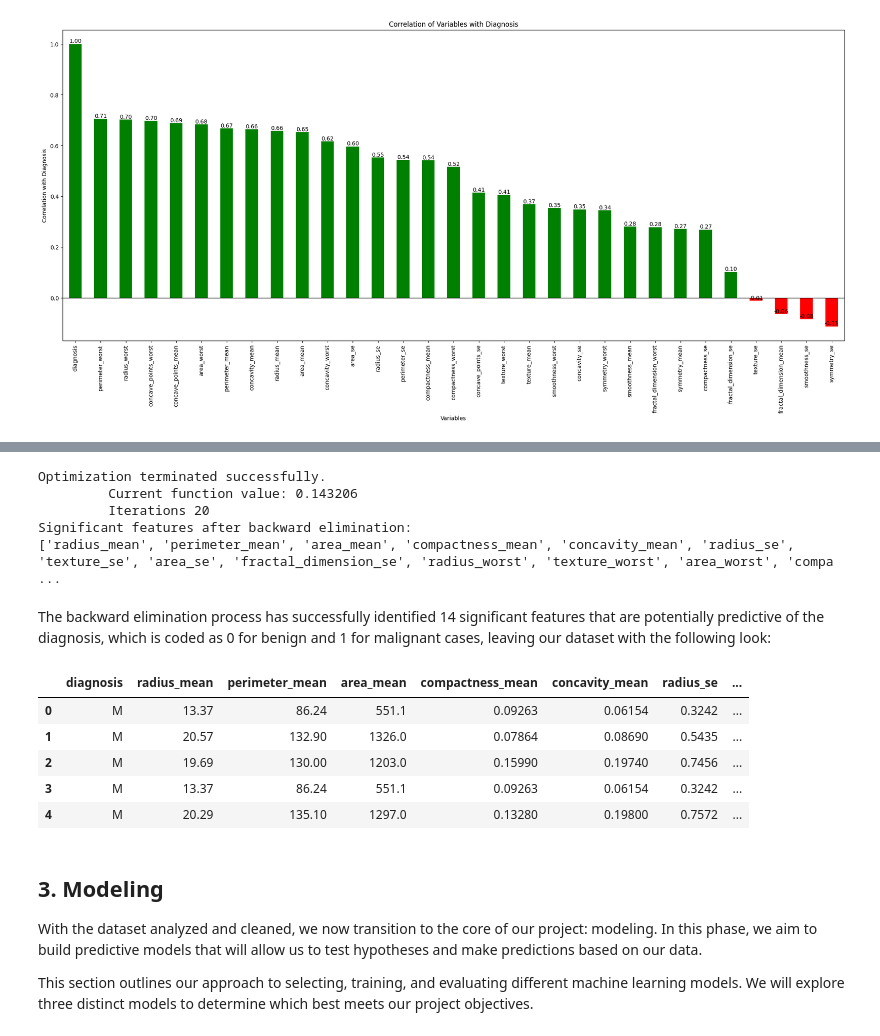
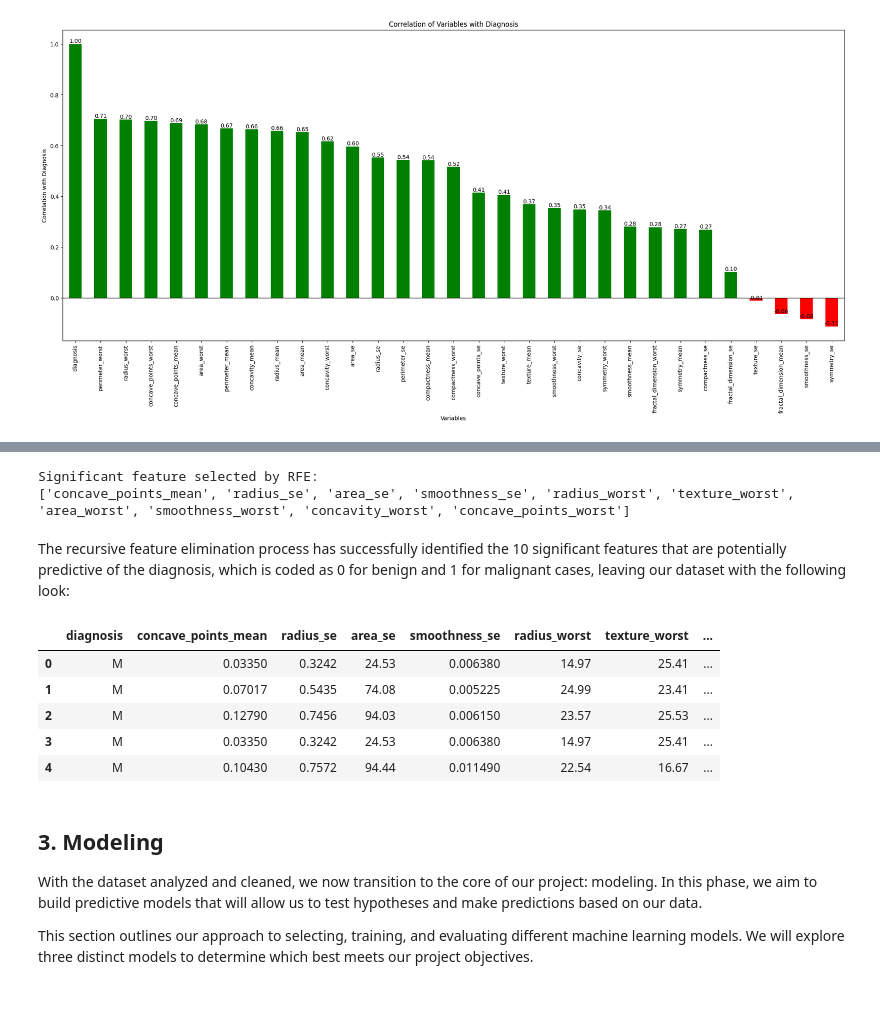
Before and after one commit to franciscaguimaraes/FEUP-IA, a Jupyter notebook: assignment2/src/notebook.ipynb, the cells around one changed output, grey strips where cells are left out. Cells and saved outputs as stored; diff of their text form; code cells hidden in the pictures; blank space fills up the shorter version.

```diff
--- a/assignment2/src/notebook.ipynb
+++ b/assignment2/src/notebook.ipynb
@@ -607,51 +609,47 @@ This approach not only refines the model's performance but also makes it more pr
-# %%
-df = pandas.read_csv("../data/data_clean.csv", index_col=None)
-df['diagnosis'] = df['diagnosis'].map({'B': 0, 'M': 1})
-
-# Separating the independent variables (X) and the dependent variable (y)
-X = df.drop(['diagnosis'], axis=1)
-y = df['diagnosis']
-
-X = sm.add_constant(X)
-model = sm.Logit(y, X).fit()
-p_value_threshold = 0.05
-
-while len(X.columns) > 0:
-    model = sm.Logit(y, X).fit(disp=0)
-    p_values = model.pvalues
-    max_p_value = p_values.max()
-    feature_with_max_p_value = p_values.idxmax()
-    if max_p_value > p_value_threshold:
-        X.drop(feature_with_max_p_value, axis=1, inplace=True)
-    else:
-        break
-
-significant_features = X.columns.drop('const')
-significant_features_list = significant_features.tolist()
-
-print('Significant features after backward elimination:')
-print(significant_features_list)
-# %% [output]
-Optimization terminated successfully.
-         Current function value: 0.143206
-         Iterations 20
-Significant features after backward elimination:
-['radius_mean', 'perimeter_mean', 'area_mean', 'compactness_mean', 'concavity_mean', 'radius_se', 'texture_se', 'area_se', 'fractal_dimension_se', 'radius_worst', 'texture_worst', 'area_worst', 'compa ...
+# %%
+from sklearn.linear_model import LogisticRegression
+from sklearn.feature_selection import RFE
+
+df = pandas.read_csv("../data/data_clean.csv", index_col=None)
+df['diagnosis'] = df['diagnosis'].map({'B': 0, 'M': 1})
+
+# Separating the independent variables (X) and the dependent variable (y)
+X = df.drop(['diagnosis'], axis=1)
+y = df['diagnosis']
+
+# Create the logistic regression model
+model = DecisionTreeClassifier()
+
+# Recursive Feature Elimination
+rfe = RFE(estimator=model, n_features_to_select=10, step=1)
+rfe.fit(X, y)
+
+# Get the ranking of the features
+ranking = rfe.ranking_
+
+# Create a list of the significant features based on RFE ranking
+significant_features = [X.columns[i] for i in range(len(X.columns)) if ranking[i] == 1]
+
+print('Significant feature selected by RFE:')
+print(significant_features)
+# %% [output]
+Significant feature selected by RFE:
+['concave_points_mean', 'radius_se', 'area_se', 'smoothness_se', 'radius_worst', 'texture_worst', 'area_worst', 'smoothness_worst', 'concavity_worst', 'concave_points_worst']
 # %% [markdown]
-The backward elimination process has successfully identified 14 significant features that are potentially predictive of the diagnosis, which is coded as 0 for benign and 1 for malignant cases, leaving our dataset with the following look:
+The recursive feature elimination process has successfully identified the 10  significant features that are potentially predictive of the diagnosis, which is coded as 0 for benign and 1 for malignant cases, leaving our dataset with the following look:
 # %%
 # Keep only the significant features
 df = pandas.read_csv("../data/data_clean.csv", index_col=None)
-df = df[['diagnosis'] + significant_features_list]
+df = df[['diagnosis'] + significant_features]
 
 df.head()
 # %% [output]
-|  | diagnosis | radius_mean | perimeter_mean | area_mean | compactness_mean | concavity_mean | radius_se | ... |
-| 0 | M | 13.37 | 86.24 | 551.1 | 0.09263 | 0.06154 | 0.3242 | ... |
-| 1 | M | 20.57 | 132.90 | 1326.0 | 0.07864 | 0.08690 | 0.5435 | ... |
-| 2 | M | 19.69 | 130.00 | 1203.0 | 0.15990 | 0.19740 | 0.7456 | ... |
-| 3 | M | 13.37 | 86.24 | 551.1 | 0.09263 | 0.06154 | 0.3242 | ... |
-| 4 | M | 20.29 | 135.10 | 1297.0 | 0.13280 | 0.19800 | 0.7572 | ... |
+|  | diagnosis | concave_points_mean | radius_se | area_se | smoothness_se | radius_worst | texture_worst | ... |
+| 0 | M | 0.03350 | 0.3242 | 24.53 | 0.006380 | 14.97 | 25.41 | ... |
+| 1 | M | 0.07017 | 0.5435 | 74.08 | 0.005225 | 24.99 | 23.41 | ... |
+| 2 | M | 0.12790 | 0.7456 | 94.03 | 0.006150 | 23.57 | 25.53 | ... |
+| 3 | M | 0.03350 | 0.3242 | 24.53 | 0.006380 | 14.97 | 25.41 | ... |
+| 4 | M | 0.10430 | 0.7572 | 94.44 | 0.011490 | 22.54 | 16.67 | ... |
 # %% [markdown]
 ## 3. Modeling
 
```
Also changed, not shown: parts of 17 cells of this notebook.
